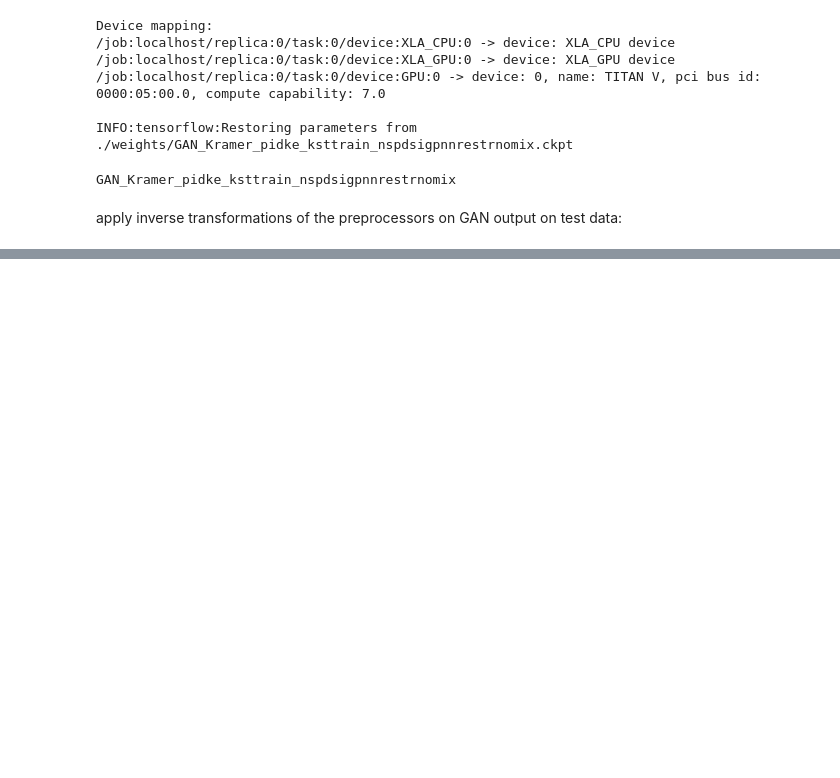
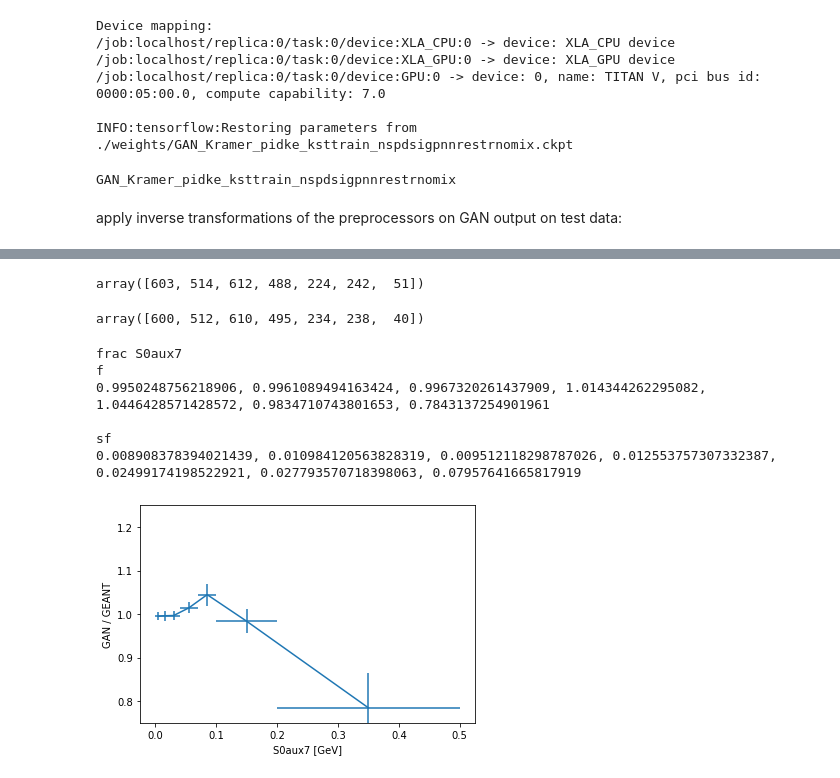
Before and after one commit to weissercn/LHCb_PID_Compression, a Jupyter notebook: exp_3_features/GAN_Kramer_apart-ke_ksttrain_nspdsigpnnrestrnomix.ipynb, the cells around one changed output, grey strips where cells are left out. Drawn from its saved outputs; the diff is of its cells as text; code cells hidden in the pictures; blank space fills up the shorter version.

```diff
--- a/exp_3_features/GAN_Kramer_apart-ke_ksttrain_nspdsigpnnrestrnomix.ipynb
+++ b/exp_3_features/GAN_Kramer_apart-ke_ksttrain_nspdsigpnnrestrnomix.ipynb
@@ -479,0 +643,43 @@ df_temp_full_enc.to_csv("./data/generated_pid{}.csv".format(MODEL_NAME), index=N
+# %%
+hist["Cut"]
+# %% [output]
+array([603, 514, 612, 488, 224, 242,  51])
+# %%
+hist["VAE"]
+# %% [output]
+array([600, 512, 610, 495, 234, 238,  40])
+# %%
+if True:
+            f = np.divide(1.*(A+C), (B + C), out=1.*np.ones_like(A), where=(B+C)!=0) # need numpy verison 1.7+
+            sf = np.divide(np.sqrt( A * np.square( B + C )   +  B * np.square( A + C )  + C * np.square( B - A )  ),   np.square(B+C), out=1.*np.ones_like(A), where=np.square(B+C)!=0)
+            #fracabc = np.divide(1.*histCut, histMC)
+
+            print("frac {} \nf".format(var))
+            print(*f, sep = ", ")
+            print("\nsf")
+            print(*sf, sep = ", ")
+            print("")
+
+            #plt.plot(bin_centers, fracabc)
+            #plt.errorbar(bin_centers, fracabc, fracabc*np.sqrt(1./hist['VAE']+ 1./hist['Cut']))
+            #plt.errorbar(bin_centers, fracabc, fracabc*np.sqrt(np.divide(1., hist['VAE'], out=1.*np.ones_like(hist['VAE']), where=hist['VAE']!=0), + np.divide(1., hist['Cut'], out=1.*np.ones_like(hist['Cut']), where=hist['Cut']!=0)   )
+            plt.errorbar(bin_centers, f, sf, xerr=bin_widths/2. )
+
+            #plt.xscale("symlog") if 'pzl' in var else  plt.xscale("log")
+            #plt.title(title)
+            plt.ylim(0.75,1.25)
+            plt.xscale("linear")
+            if (var=="K_pt" or var=="l1_pt"): plt.xscale("log")
+            plt.yscale("linear")
+            plt.ylabel('GAN / GEANT')
+            plt.xlabel("{} [{}]".format(var, "GeV"))
+            #plt.savefig("{}_frac_{}.png".format(fname_in , var))
+            #plt.clf()
+# %% [output]
+frac S0aux7
+f
+0.9950248756218906, 0.9961089494163424, 0.9967320261437909, 1.014344262295082, 1.0446428571428572, 0.9834710743801653, 0.7843137254901961
+
+sf
+0.008908378394021439, 0.010984120563828319, 0.009512118298787026, 0.012553757307332387, 0.02499174198522921, 0.027793570718398063, 0.07957641665817919
+[figure, added]
```
Also changed, not shown: parts of 9 cells of this notebook, 3 other files.
